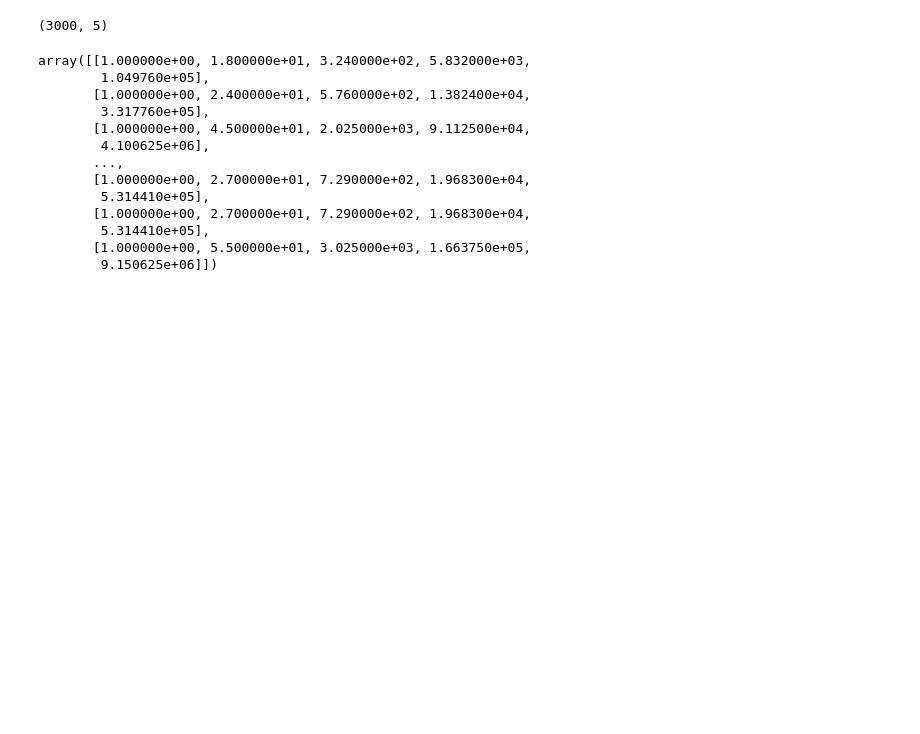
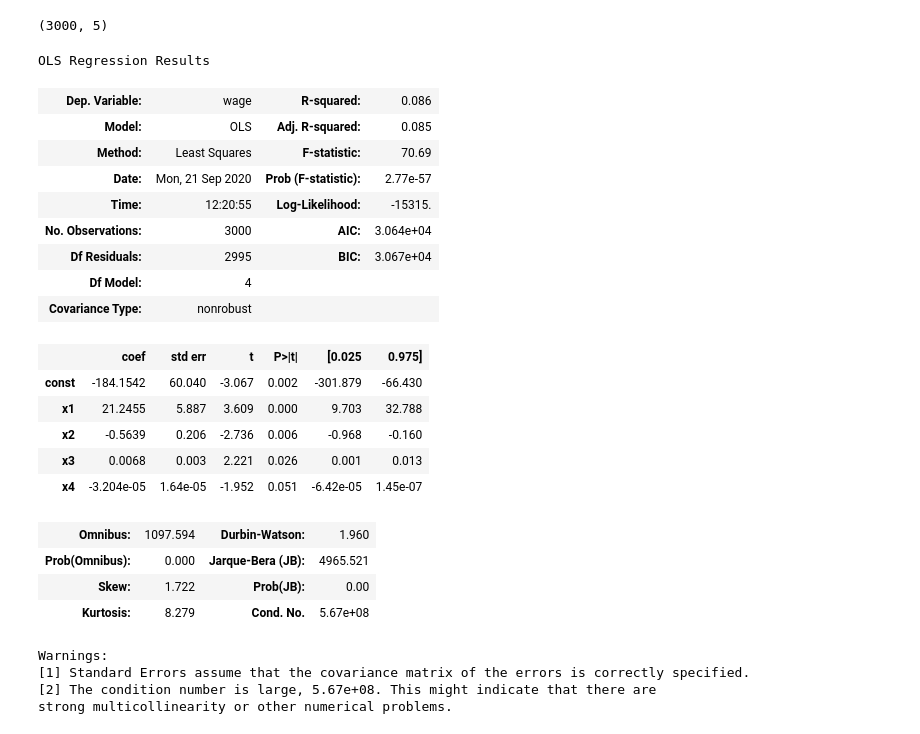
Before and after one commit to vivialprt/ISLR, a Jupyter notebook: Chapter7/Lab.ipynb, the cells around one changed output. Cells and saved outputs as stored; diff of their text form; code cells hidden in the pictures; blank space fills up the shorter version.

```diff
--- a/Chapter7/Lab.ipynb
+++ b/Chapter7/Lab.ipynb
@@ -35,19 +33,31 @@ poly_age = PolynomialFeatures(degree=4).fit_transform(data.age.to_frame())
 poly_age.shape
 # %% [output]
 (3000, 5)
-# %%
-poly_age
-# %% [output]
-array([[1.000000e+00, 1.800000e+01, 3.240000e+02, 5.832000e+03,
-        1.049760e+05],
-       [1.000000e+00, 2.400000e+01, 5.760000e+02, 1.382400e+04,
-        3.317760e+05],
-       [1.000000e+00, 4.500000e+01, 2.025000e+03, 9.112500e+04,
-        4.100625e+06],
-       ...,
-       [1.000000e+00, 2.700000e+01, 7.290000e+02, 1.968300e+04,
-        5.314410e+05],
-       [1.000000e+00, 2.700000e+01, 7.290000e+02, 1.968300e+04,
-        5.314410e+05],
-       [1.000000e+00, 5.500000e+01, 3.025000e+03, 1.663750e+05,
-        9.150625e+06]])
+# %%
+model = sm.OLS(data.wage, poly_age).fit()
+model.summary()
+# %% [output]
+OLS Regression Results
+| Dep. Variable: | wage | R-squared: | 0.086 |
+| Model: | OLS | Adj. R-squared: | 0.085 |
+| Method: | Least Squares | F-statistic: | 70.69 |
+| Date: | Mon, 21 Sep 2020 | Prob (F-statistic): | 2.77e-57 |
+| Time: | 12:20:55 | Log-Likelihood: | -15315. |
+| No. Observations: | 3000 | AIC: | 3.064e+04 |
+| Df Residuals: | 2995 | BIC: | 3.067e+04 |
+| Df Model: | 4 |  |  |
+| Covariance Type: | nonrobust |  |  |
+|  | coef | std err | t | P>|t| | [0.025 | 0.975] |
+| const | -184.1542 | 60.040 | -3.067 | 0.002 | -301.879 | -66.430 |
+| x1 | 21.2455 | 5.887 | 3.609 | 0.000 | 9.703 | 32.788 |
+| x2 | -0.5639 | 0.206 | -2.736 | 0.006 | -0.968 | -0.160 |
+| x3 | 0.0068 | 0.003 | 2.221 | 0.026 | 0.001 | 0.013 |
+| x4 | -3.204e-05 | 1.64e-05 | -1.952 | 0.051 | -6.42e-05 | 1.45e-07 |
+| Omnibus: | 1097.594 | Durbin-Watson: | 1.960 |
+| Prob(Omnibus): | 0.000 | Jarque-Bera (JB): | 4965.521 |
+| Skew: | 1.722 | Prob(JB): | 0.00 |
+| Kurtosis: | 8.279 | Cond. No. | 5.67e+08 |
+Warnings:
+[1] Standard Errors assume that the covariance matrix of the errors is correctly specified.
+[2] The condition number is large, 5.67e+08. This might indicate that there are
+strong multicollinearity or other numerical problems.
```
Also changed, not shown: parts of 9 cells of this notebook.
